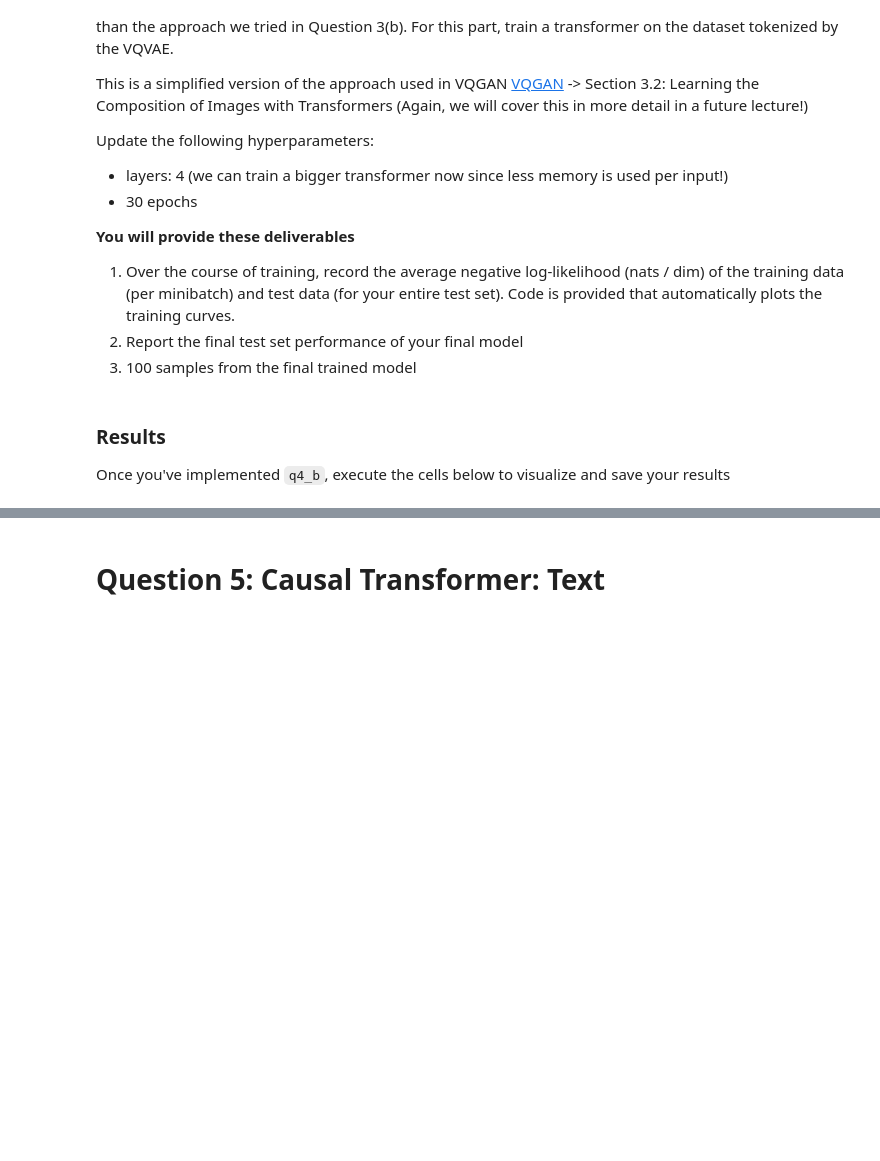
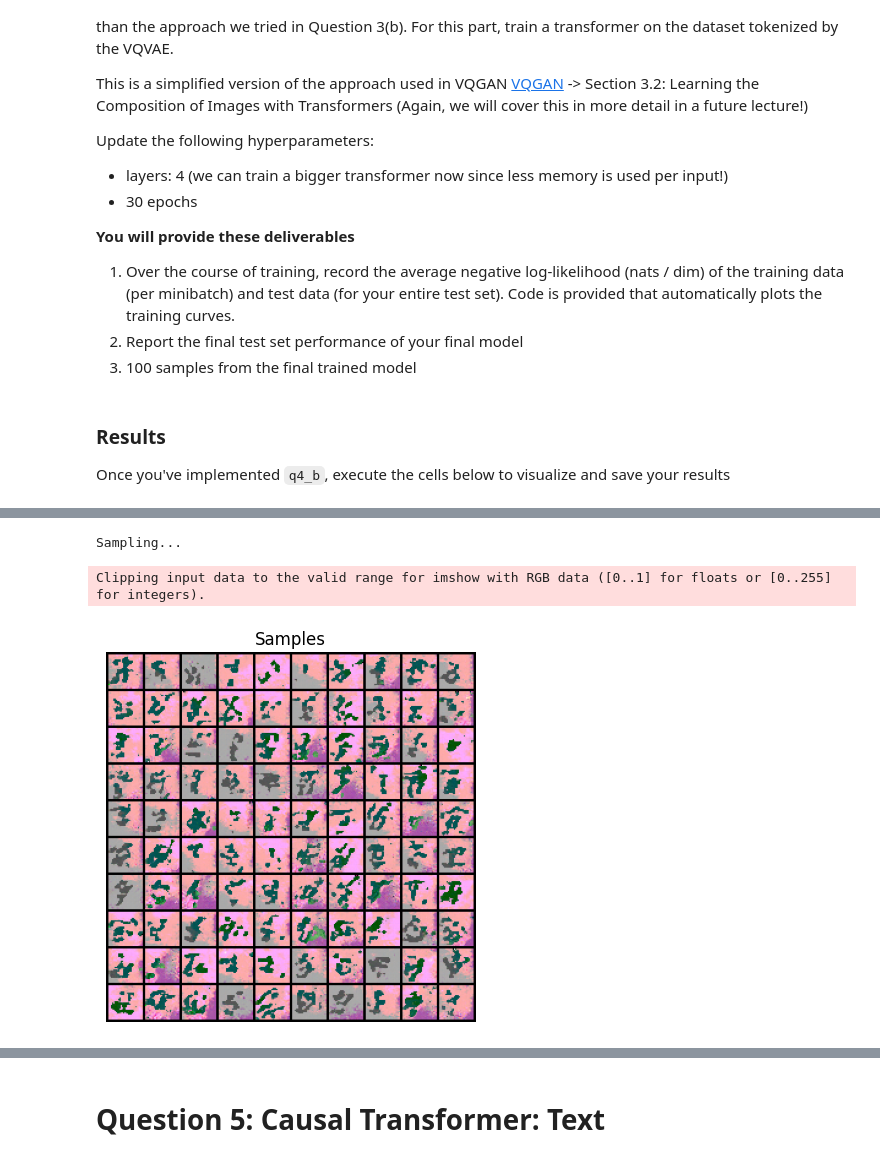
Before and after one commit to ebronstein/deepul, a Jupyter notebook: homeworks/hw1/hw1_my_sols.ipynb, the cells around one changed output, grey strips where cells are left out. Saved outputs shown, nothing was run; the diff lists cells and outputs as text; code cells hidden in the pictures; blank space fills up the shorter version.

```diff
--- a/homeworks/hw1/hw1_my_sols.ipynb
+++ b/homeworks/hw1/hw1_my_sols.ipynb
@@ -1738,0 +2059,31 @@ q4b_save_results(1, q4_b)
+# %%
+generate = True
+
+if verbose:
+    print("Sampling...")
+
+if generate:
+    num_samples = 100
+    samples, _ = sample(
+        model,
+        num_samples,
+        quantized_height * quantized_width,
+        "cuda",
+        BOS_TOKEN,
+        use_cache=True,
+    )
+    samples = samples.reshape(samples.shape[0], quantized_height, quantized_width)
+    # Clip samples
+    # samples = np.clip(samples, 0, 3)
+    decoded_samples = vqvae.decode(samples)
+else:
+    samples = decoded_samples = None
+
+final_decoded_samples = decoded_samples.astype("float32") / 3 * 255
+# %% [output]
+Sampling...
+# %%
+deepul_utils.show_samples(final_decoded_samples, None)
+# %% [output]
+Clipping input data to the valid range for imshow with RGB data ([0..1] for floats or [0..255] for integers).
+[figure, added]
```
Also changed, not shown: parts of 35 cells of this notebook.
